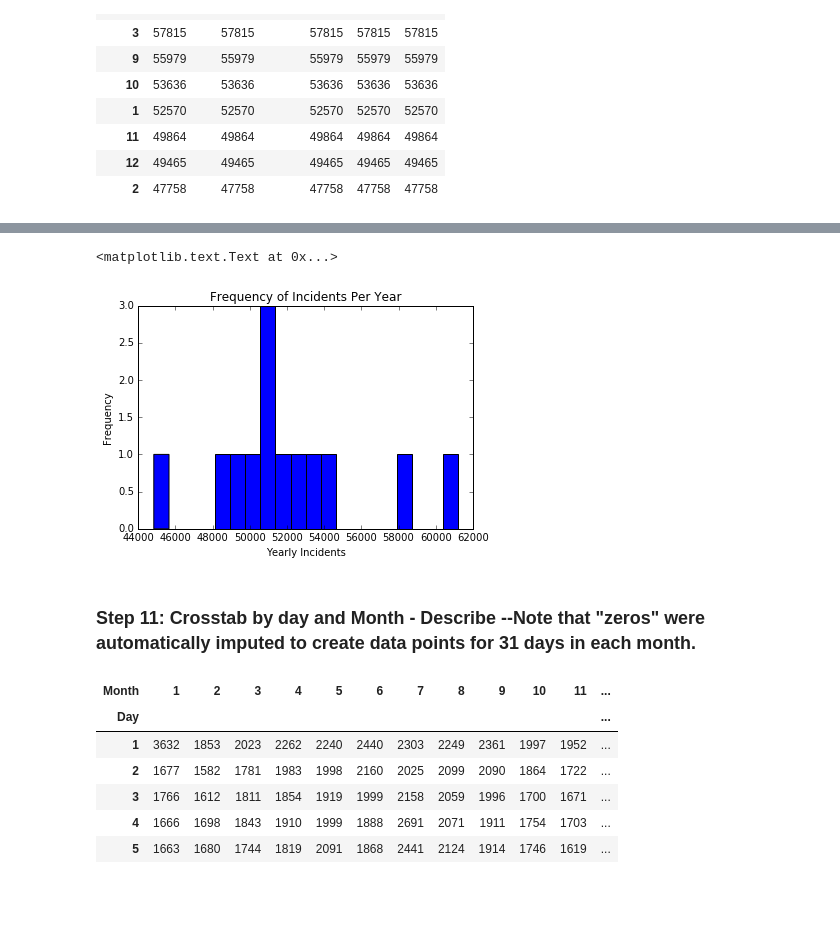
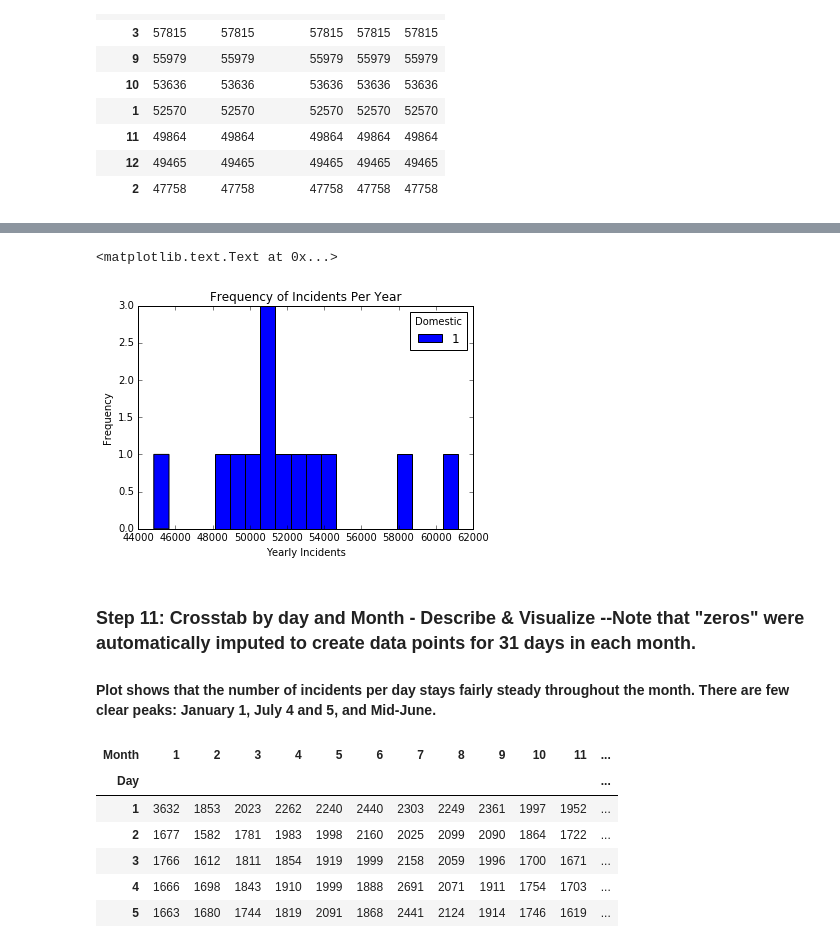
Before and after one commit to kfstieler/ds-sf-29, a Jupyter notebook: projects/final-projects/03-exploratory-analysis/Chicago_EDA.ipynb, the cells around one changed output, grey strips where cells are left out. Saved outputs shown, nothing was run; the diff lists cells and outputs as text; code cells hidden in the pictures; blank space fills up the shorter version.

```diff
--- a/projects/final-projects/03-exploratory-analysis/Chicago_EDA.ipynb
+++ b/projects/final-projects/03-exploratory-analysis/Chicago_EDA.ipynb
@@ -68,5 +69,5 @@ dtype: object
 # %%
-data['day_of_week'] = data['Date'].dt.weekday_name
+data['day_of_week'] = data['Date'].dt.dayofweek
 # %%
 data['Month'] = data['Date'].dt.month
 # %%
@@ -364,5 +348,5 @@ MonthCount.nlargest(12, "Domestic")
 # %%
-Year = pd.crosstab(ts.Year, ts.Domestic, margins=True)
+Year = pd.crosstab(ts.Year, ts.Domestic)
 # %%
 Year
 # %% [output]
@@ -434,12 +387,13 @@ YearCount.nlargest(14, "Domestic")
 # %%
-YearCount.Domestic.plot(kind='hist', bins=20, title='Frequency of Incidents Per Year')
+Year.plot(kind='hist', bins=20, title='Frequency of Incidents Per Year')
 plt.xlabel('Yearly Incidents')
 plt.ylabel('Frequency')
 # %% [output]
 <matplotlib.text.Text at 0x...>
-[figure, old version]
+[figure, new version]
 # %% [markdown]
-### Step 11: Crosstab by day and Month - Describe --Note that "zeros" were automatically imputed to create data points for 31 days in each month.
+### Step 11: Crosstab by day and Month - Describe & Visualize --Note that "zeros" were automatically imputed to create data points for 31 days in each month.
+#### Plot shows that the number of incidents per day stays fairly steady throughout the month.  There are few clear peaks: January 1, July 4 and 5, and Mid-June.
 # %%
 DM = pd.crosstab(ts['Day'], ts['Month'], rownames=['Day'])
 DM
```
Also changed, not shown: parts of 32 cells of this notebook.
